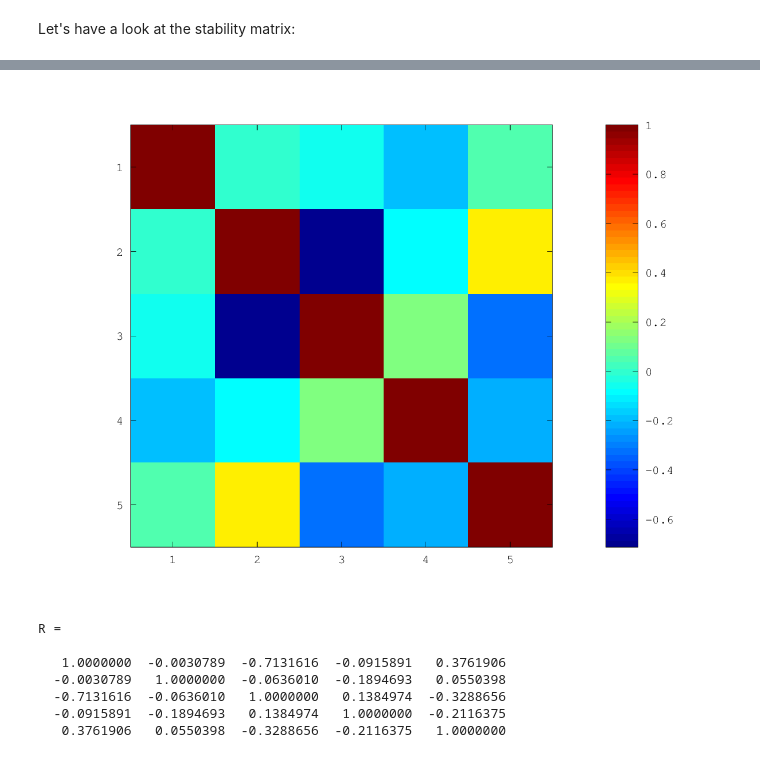
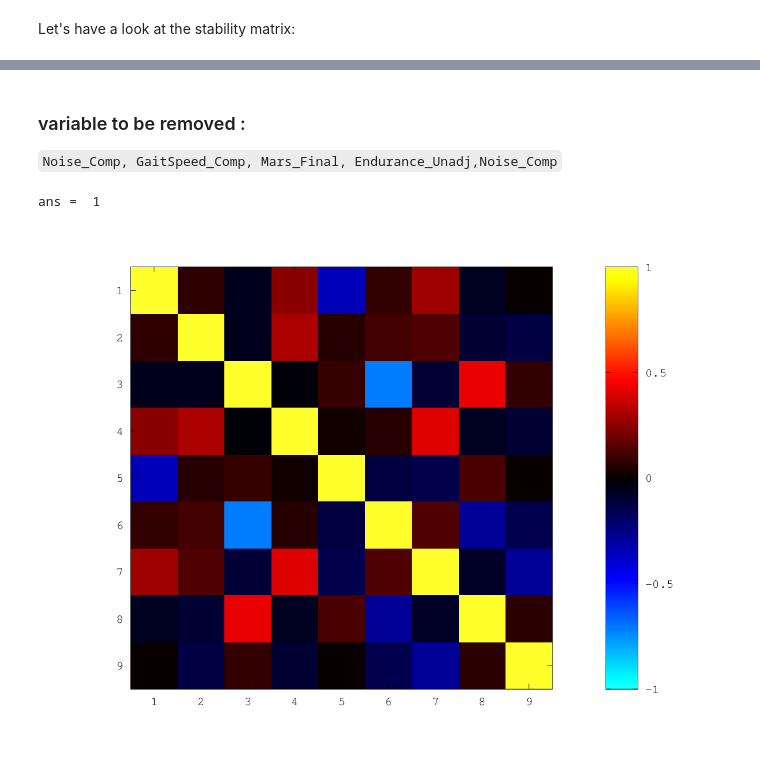
Before and after one commit to SIMEXP/hcp, a Jupyter notebook: hcp_clustering_pheno_basc.ipynb, the cells around one changed output, grey strips where cells are left out. Cells and saved outputs as stored; diff of their text form; code cells hidden in the pictures.

```diff
--- a/hcp_clustering_pheno_basc.ipynb
+++ b/hcp_clustering_pheno_basc.ipynb
@@ -139,16 +217,10 @@ Cluster 2:
+# %% [markdown]
+### variable to be removed :
+`Noise_Comp, GaitSpeed_Comp, Mars_Final, Endurance_Unadj,Noise_Comp`
 # %%
-R = corr(stack);
+Rc = corr(stack);
 title('Spatial correlation matrix of clustered pheno')
-imagesc(R), axis square, colormap(jet), colorbar
+niak_visu_matrix(Rc), axis square
 # %% [output]
+ans =  1
-[figure, old version]
+[figure, new version]
-# %%
-R
-# %% [output]
-R =
-
-   1.0000000  -0.0030789  -0.7131616  -0.0915891   0.3761906
-  -0.0030789   1.0000000  -0.0636010  -0.1894693   0.0550398
-  -0.7131616  -0.0636010   1.0000000   0.1384974  -0.3288656
-  -0.0915891  -0.1894693   0.1384974   1.0000000  -0.2116375
-   0.3761906   0.0550398  -0.3288656  -0.2116375   1.0000000
```
Also changed, not shown: parts of 14 cells of this notebook, 11 other files.
